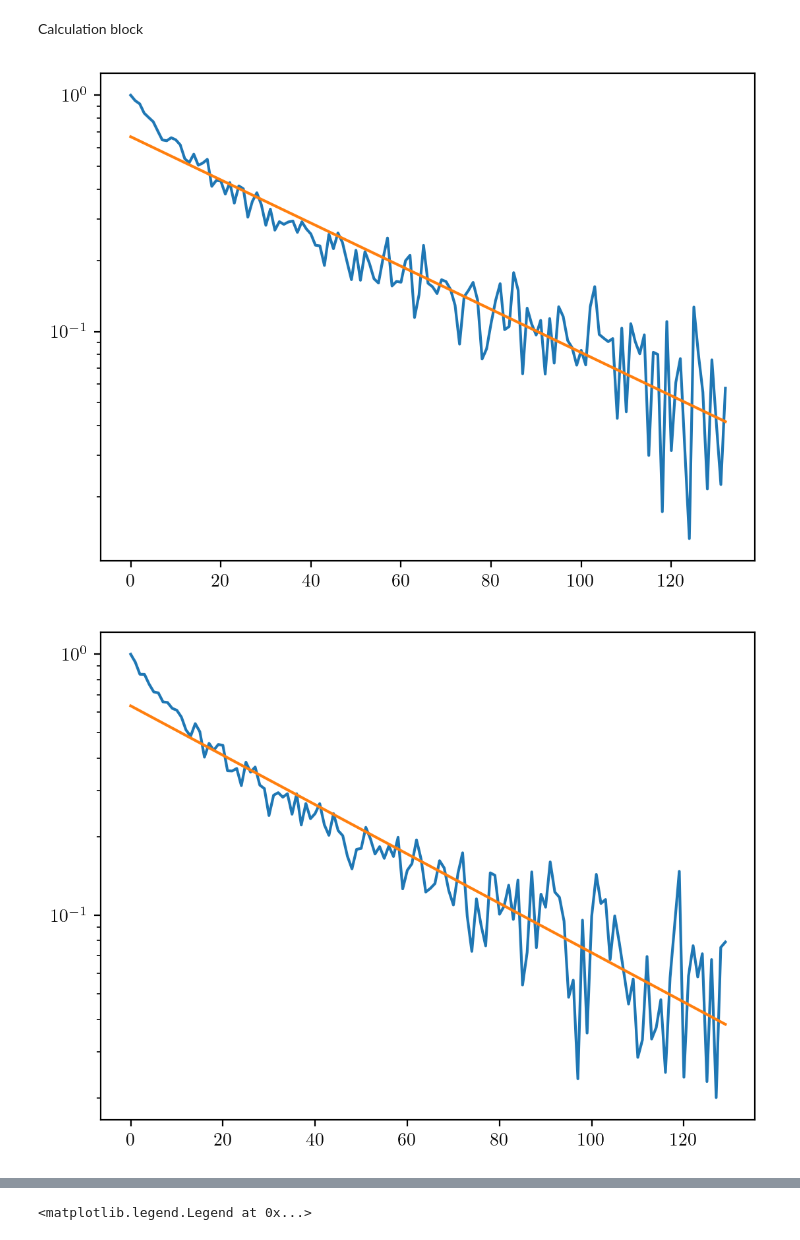
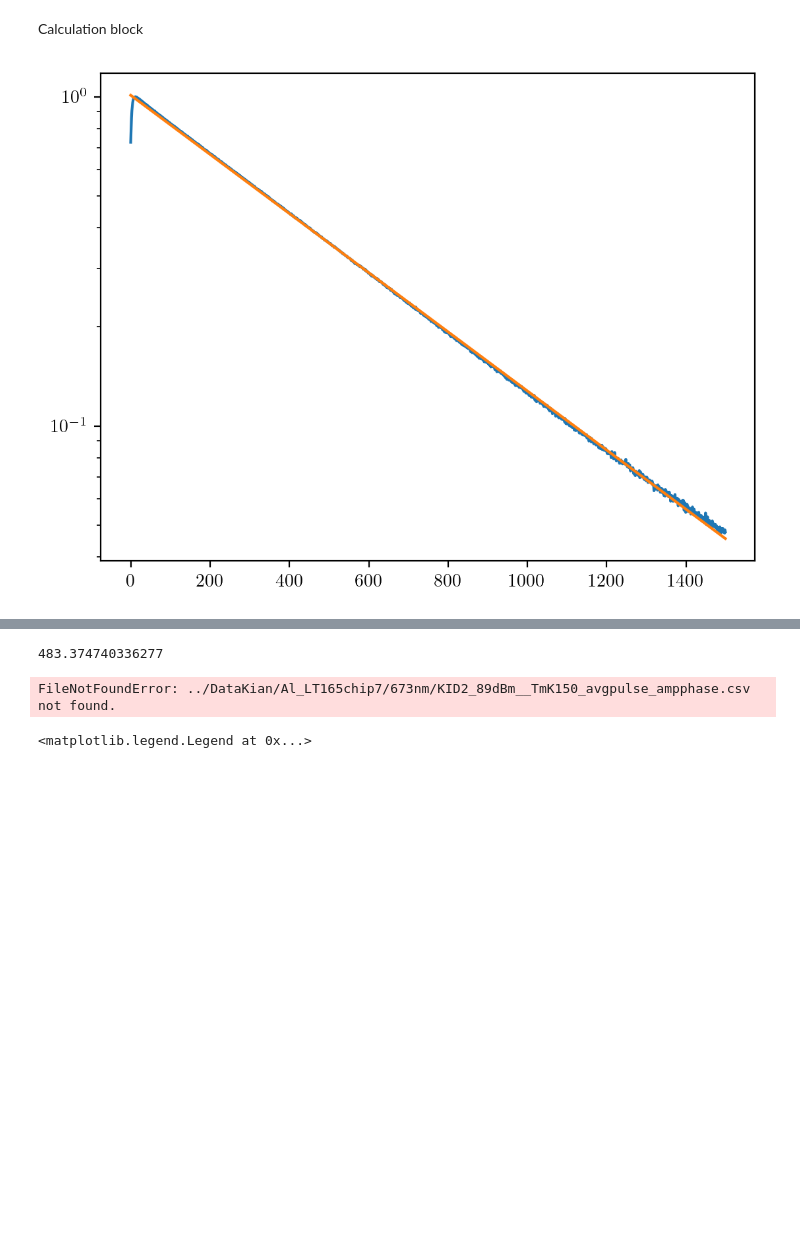
Before and after one commit to 10483/MTP, a Jupyter notebook: tau_qp^_.ipynb, the cells around one changed output, grey strips where cells are left out. Saved outputs shown, nothing was run; the diff lists cells and outputs as text; code cells hidden in the pictures; blank space fills up the shorter version.

Commit message:
Made functioning comparisons of sim and data and theory

```diff
--- a/tau_qp^_.ipynb
+++ b/tau_qp^_.ipynb
@@ -10,13 +10,15 @@ plt.rcParams.update({
 # %% [markdown]
 Test block
 # %%
-datapath = '../DataKian/bTa_LT278W2chip5/673nm/'#'../DataKian/Al_LT165chip7_run2/673nm/'
-data = np.genfromtxt(datapath+'KID7_109dBm__TmK80_avgpulse_ampphase.csv',skip_header=1,delimiter=',')
-phase = data[100:,2] #500: for Al, 100: for bTa
+datapath = '../DataKian/Al_LT165chip7/673nm/'#'../DataKian/bTa_LT278W2chip5/673nm/'#
+data = np.genfromtxt(datapath+'KID2_89dBm__TmK120_avgpulse_ampphase.csv',skip_header=1,delimiter=',')
+phase = data[500:,2] #500: for Al, 100: for bTa
 print(np.max(phase))
 phase /= np.max(phase)
 if np.sum(phase<10e-3)!=0:
   phase = phase[:np.argmax((phase < 10e-3))]
+  plt.clf()
 plt.semilogy(phase,label=r'Al',color='r')
 plt.xlabel(r'time $t$ ($\mu s$)')
+plt.show()
 # %% [output]
@@ -28,35 +29,35 @@ Calculation block
 # %%
 def exponential(a,tau,t):
   return a*np.exp(-t/tau)
 
 Temps_Al = [120,150,160,170,180,190,200,210,220,230,240,250,260,280,300]
 Temps_bTa = [40,60,80,100,120,140,160]
-Temps = Temps_bTa
+Temps = Temps_Al
 tau_list = np.zeros_like(Temps)
 tau_stds = np.zeros_like(Temps)
 
 for i,T in enumerate(Temps):
-  data = np.genfromtxt(datapath+'KID5_103dBm__TmK'+str(T)+'_avgpulse_ampphase.csv',skip_header=1,delimiter=',')
-  phase = data[120:,2]
+  data = np.genfromtxt(datapath+'KID2_89dBm__TmK'+str(T)+'_avgpulse_ampphase.csv',skip_header=1,delimiter=',')
+  phase = data[500:,2]
   phase /= np.max(phase)
   if np.sum(phase<10e-3)!=0:
     phase = phase[:np.argmax((phase < 10e-3))]
   length = len(phase)
   t=np.arange(length)
   pars, cov = np.polyfit(t,np.log(phase),1,cov=True)
   a = np.exp(pars[1])
   b = pars[0]
   b_std = np.sqrt(np.diag(cov)[0])
   tau = -1/b
   tau_std = b_std/b**2
 
   if i % 1 == 0:
     plt.semilogy(t,phase)
     plt.semilogy(t,exponential(a,tau,t))
     plt.show()
+    print(tau)
 
   tau_list[i]=tau
   tau_stds[i]=tau_std
 # %% [output]
-[figure, old version]
+[figure, new version]
-[figure, removed]
@@ -68,3 +64,5 @@ for i,T in enumerate(Temps):
+483.374740336277
+FileNotFoundError: ../DataKian/Al_LT165chip7/673nm/KID2_89dBm__TmK150_avgpulse_ampphase.csv not found.
 # %%
 plt.errorbar(Temps,tau_list,yerr=tau_stds*10,marker='.',linestyle=' ',label=r'$10\sigma$ error bars')
 plt.xlabel('$T$ $(mK)$')
```
Also changed, not shown: parts of 3 cells of this notebook, 4 other files.
